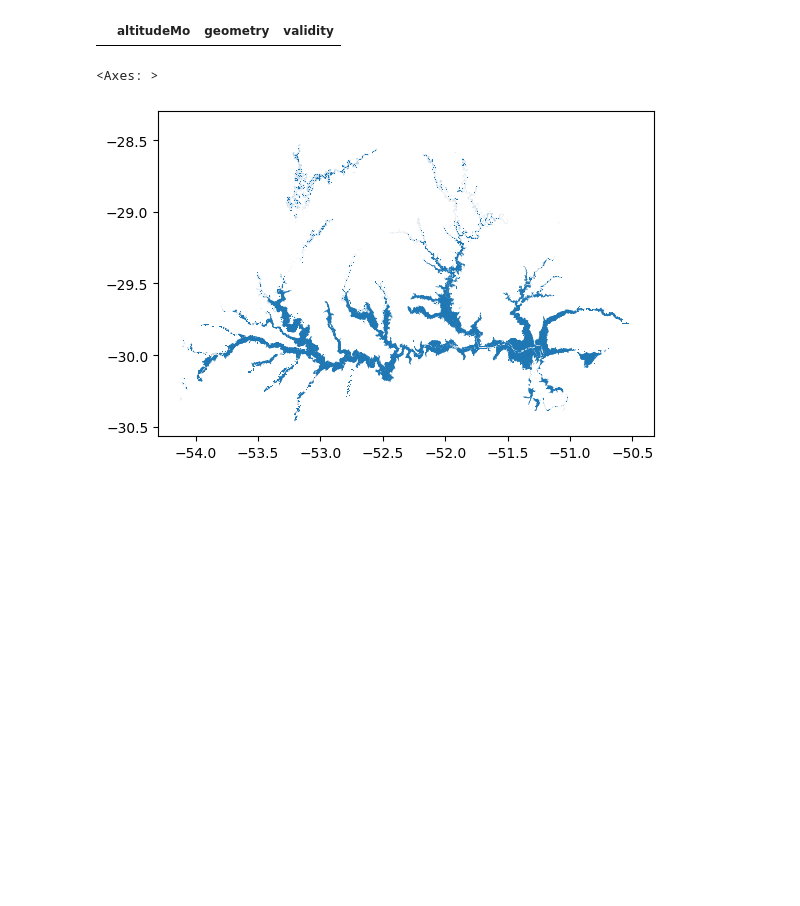
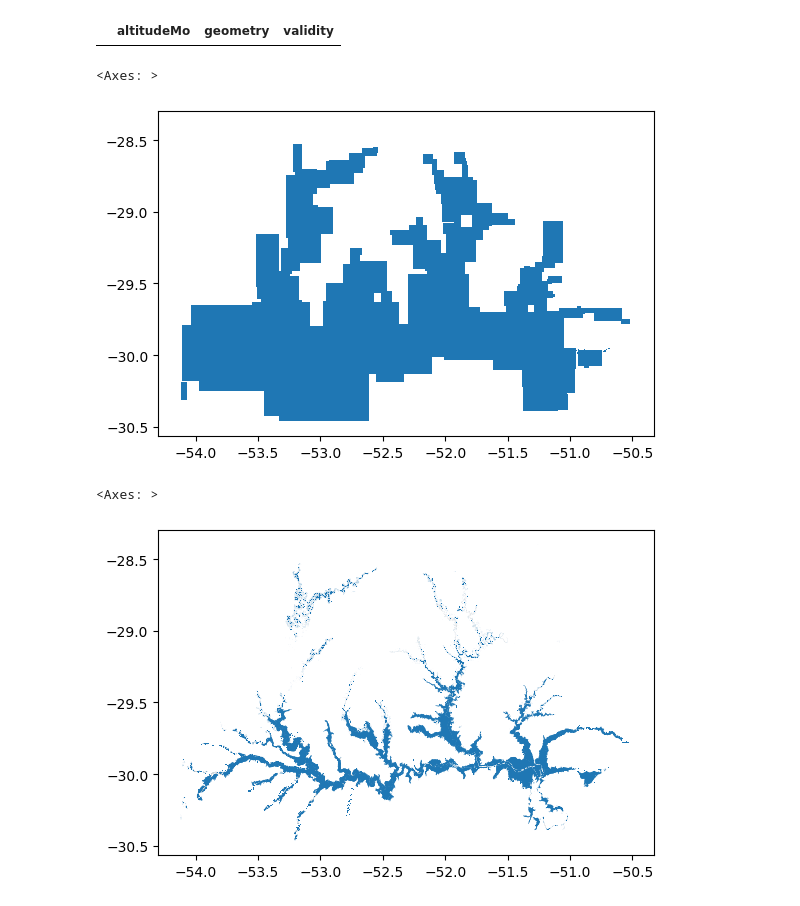
Before and after one commit to alexandrepereiraarq/rs_floods_2024, a Jupyter notebook: notebooks/03_RSFL24_fix geometry.ipynb, the cells around one changed output. Saved outputs shown, nothing was run; the diff lists cells and outputs as text; code cells hidden in the pictures; blank space fills up the shorter version.

```diff
--- a/notebooks/03_RSFL24_fix geometry.ipynb
+++ b/notebooks/03_RSFL24_fix geometry.ipynb
@@ -71,6 +71,14 @@ max_flood_gdf['validity'] = max_flood_gdf.apply(lambda row: explain_validity(row
 max_flood_gdf[max_flood_gdf['validity'] != 'Valid Geometry']
 # %% [output]
 |  | altitudeMo | geometry | validity |
+# %%
+# roi_gdf = gpd.GeoDataFrame(geometry=[mun[1].geometry],crs=mun_gdf.crs)
+convex_gdf = gpd.GeoDataFrame(geometry=max_flood_gdf.envelope, crs=max_flood_gdf.crs)
+# %%
+convex_gdf.plot()
+# %% [output]
+<Axes: >
+[figure, added]
 # %%
 buffer_gdf = max_flood_gdf.buffer(0)
 # %%
```
